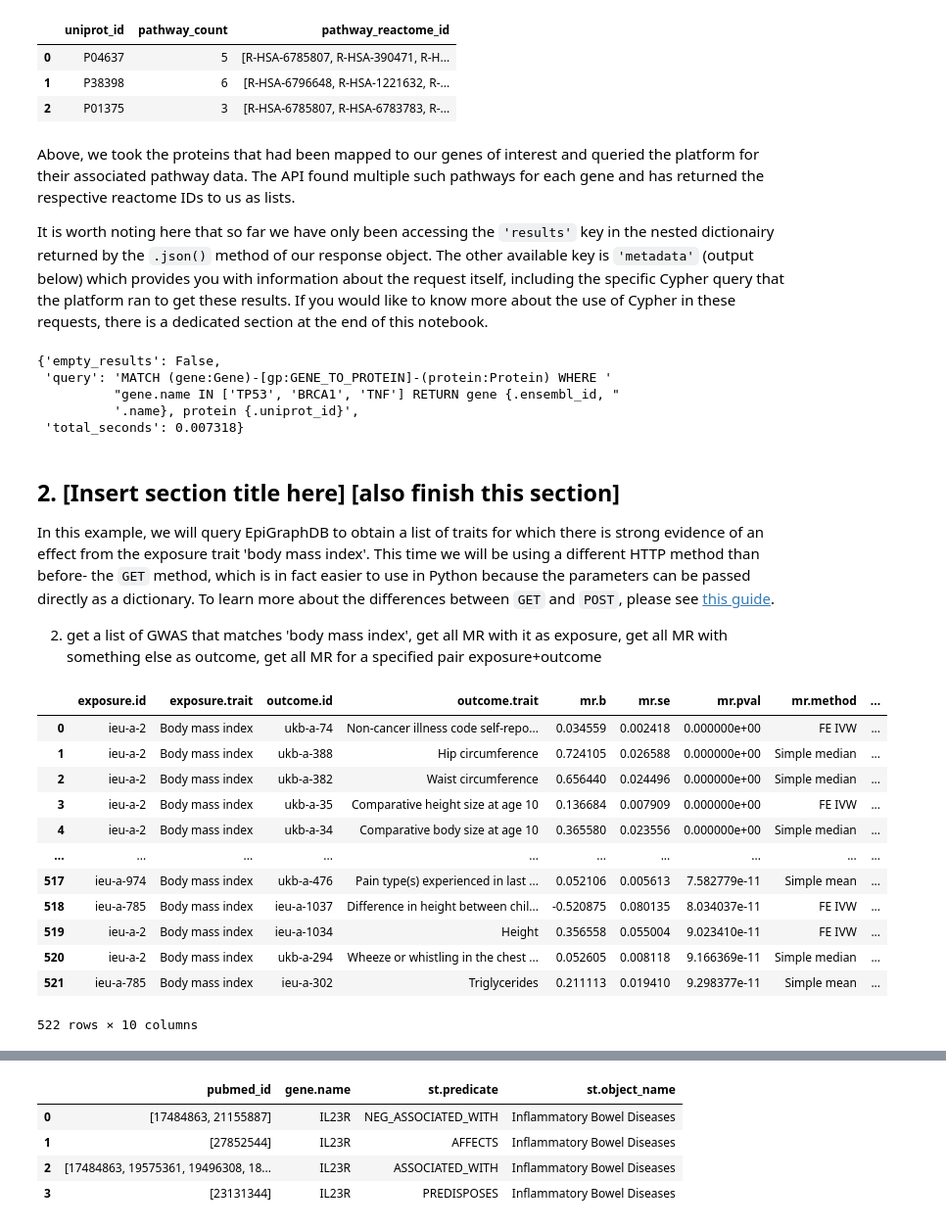
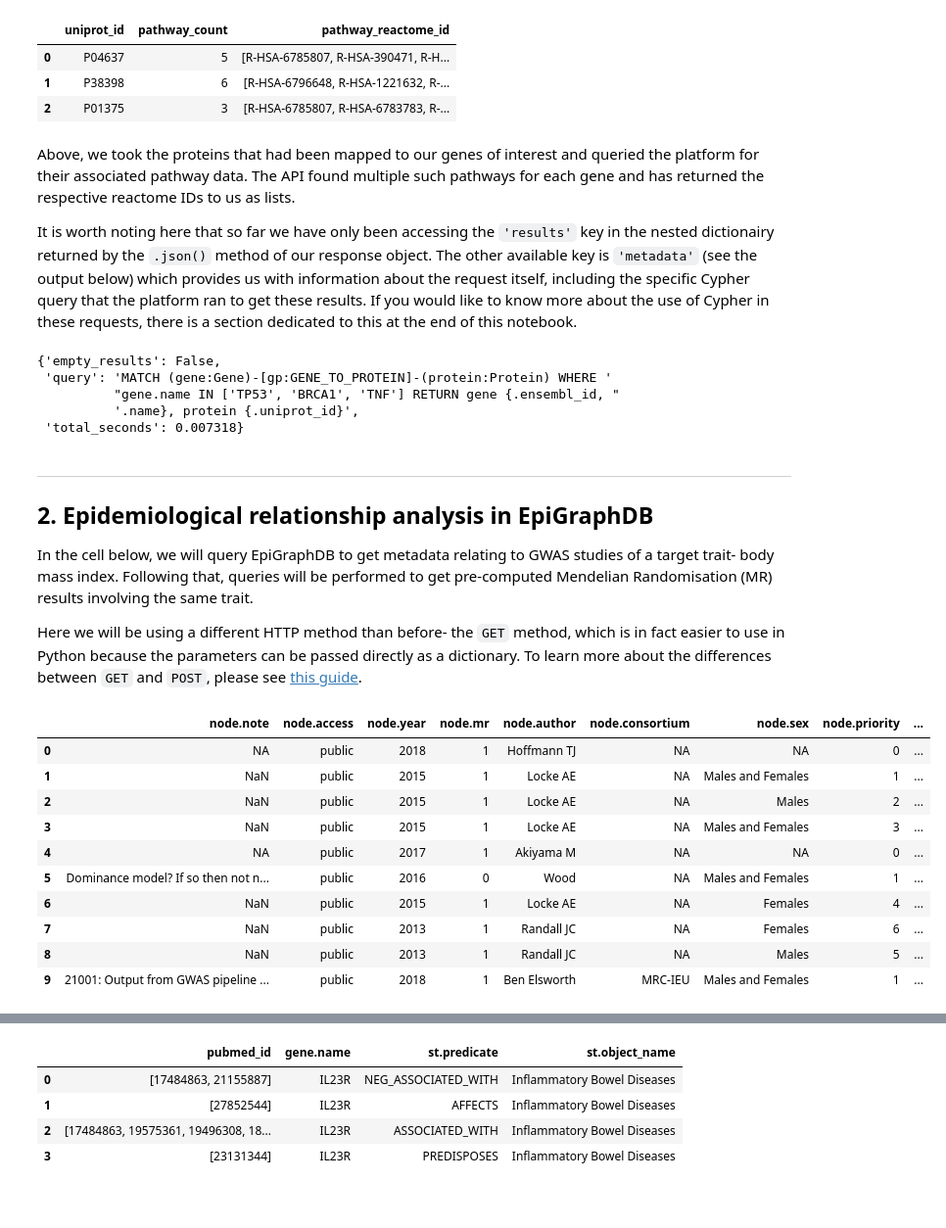
Before and after one commit to MRCIEU/epigraphdb, a Jupyter notebook: general-examples/getting_started_with_epigraph.ipynb, the cells around one changed output, grey strips where cells are left out. Shown at 98% size. Cells and saved outputs as stored; diff of their text form; code cells hidden in the pictures; blank space fills up the shorter version.

Commit message:
Notebook draft finished

```diff
--- a/general-examples/getting_started_with_epigraph.ipynb
+++ b/general-examples/getting_started_with_epigraph.ipynb
@@ -85,7 +88,7 @@ protein_pathway_df
 Above, we took the proteins that had been mapped to our genes of interest and queried the platform for their associated pathway data. The API found multiple such pathways for each gene and has returned the respective reactome IDs to us as lists.
 
 
-It is worth noting here that so far we have only been accessing the `'results'` key in the nested dictionairy returned by the `.json()` method of our response object. The other available key is `'metadata'` (output below) which provides you with information about the request itself, including the specific Cypher query that the platform ran to get these results. If you would like to know more about the use of Cypher in these requests, there is a dedicated section at the end of this notebook.
+It is worth noting here that so far we have only been accessing the `'results'` key in the nested dictionairy returned by the `.json()` method of our response object. The other available key is `'metadata'` (see the output below) which provides us with information about the request itself, including the specific Cypher query that the platform ran to get these results. If you would like to know more about the use of Cypher in these requests, there is a section dedicated to this at the end of this notebook.
 # %%
 from pprint import pprint
 metadata = response_object.json()['metadata']
@@ -98,8 +101,9 @@ pprint(metadata)
           '.name}, protein {.uniprot_id}',
  'total_seconds': 0.007318}
 # %% [markdown]
-## 2. [Insert section title here] [also finish this section]
+***
+## 2. Epidemiological relationship analysis in EpiGraphDB
 
-In this example, we will query EpiGraphDB to obtain a list of traits for which there is strong evidence of an effect from the exposure trait 'body mass index'. This time we will be using a different HTTP method than before- the `GET` method, which is in fact easier to use in Python because the parameters can be passed directly as a dictionary. To learn more about the differences between `GET` and `POST`, please see [this guide](https://www.w3schools.com/tags/ref_httpmethods.asp).
+In the cell below, we will query EpiGraphDB to get metadata relating to GWAS studies of a target trait- body mass index. Following that, queries will be performed to get pre-computed Mendelian Randomisation (MR) results involving the same trait.
 
-2) get a list of GWAS that matches 'body mass index', get all MR  with it as exposure, get all MR with something else as outcome, get all MR for a specified pair exposure+outcome
+Here we will be using a different HTTP method than before- the `GET` method, which is in fact easier to use in Python because the parameters can be passed directly as a dictionary. To learn more about the differences between `GET` and `POST`, please see [this guide](https://www.w3schools.com/tags/ref_httpmethods.asp).
@@ -108,34 +110,32 @@ In this example, we will query EpiGraphDB to obtain a list of traits for which t
 # %%
-# 2.2 MR stuff on BMI?
+# 2.1 Getting GWAS studies from EpiGraphDB
 
 # Create a dictionary for the parameters to be passed
-params = {'exposure_trait': 'Body mass index',
-          'outcome_trait': None,
-          'pval_threshold': 1e-10}
+params = {
+    'name':'Body mass index'
+}
 
 # Send the request
-endpoint = '/mr'
+endpoint = '/meta/nodes/Gwas/search'
 response_object = requests.get(API_URL + endpoint, params=params)
 
 # Check for a successful respone
 response_object.raise_for_status()
 
 # Store the results of the query and display
 result = response_object.json()['results']
-BMI_MR_df = pd.json_normalize(result)
+gwas_df = pd.json_normalize(result)
 
-BMI_MR_df
+gwas_df
 # %% [output]
-|  | exposure.id | exposure.trait | outcome.id | outcome.trait | mr.b | mr.se | mr.pval | mr.method | ... |
-| 0 | ieu-a-2 | Body mass index | ukb-a-74 | Non-cancer illness code self-repo... | 0.034559 | 0.002418 | 0.000000e+00 | FE IVW | ... |
-| 1 | ieu-a-2 | Body mass index | ukb-a-388 | Hip circumference | 0.724105 | 0.026588 | 0.000000e+00 | Simple median | ... |
-| 2 | ieu-a-2 | Body mass index | ukb-a-382 | Waist circumference | 0.656440 | 0.024496 | 0.000000e+00 | Simple median | ... |
-| 3 | ieu-a-2 | Body mass index | ukb-a-35 | Comparative height size at age 10 | 0.136684 | 0.007909 | 0.000000e+00 | FE IVW | ... |
-| 4 | ieu-a-2 | Body mass index | ukb-a-34 | Comparative body size at age 10 | 0.365580 | 0.023556 | 0.000000e+00 | Simple median | ... |
-| ... | ... | ... | ... | ... | ... | ... | ... | ... | ... |
-| 517 | ieu-a-974 | Body mass index | ukb-a-476 | Pain type(s) experienced in last ... | 0.052106 | 0.005613 | 7.582779e-11 | Simple mean | ... |
-| 518 | ieu-a-785 | Body mass index | ieu-a-1037 | Difference in height between chil... | -0.520875 | 0.080135 | 8.034037e-11 | FE IVW | ... |
-| 519 | ieu-a-2 | Body mass index | ieu-a-1034 | Height | 0.356558 | 0.055004 | 9.023410e-11 | FE IVW | ... |
-| 520 | ieu-a-2 | Body mass index | ukb-a-294 | Wheeze or whistling in the chest ... | 0.052605 | 0.008118 | 9.166369e-11 | Simple median | ... |
-| 521 | ieu-a-785 | Body mass index | ieu-a-302 | Triglycerides | 0.211113 | 0.019410 | 9.298377e-11 | Simple mean | ... |
+|  | node.note | node.access | node.year | node.mr | node.author | node.consortium | node.sex | node.priority | ... |
+| 0 | NA | public | 2018 | 1 | Hoffmann TJ | NA | NA | 0 | ... |
+| 1 | NaN | public | 2015 | 1 | Locke AE | NA | Males and Females | 1 | ... |
+| 2 | NaN | public | 2015 | 1 | Locke AE | NA | Males | 2 | ... |
+| 3 | NaN | public | 2015 | 1 | Locke AE | NA | Males and Females | 3 | ... |
+| 4 | NA | public | 2017 | 1 | Akiyama M | NA | NA | 0 | ... |
+| 5 | Dominance model? If so then not n... | public | 2016 | 0 | Wood | NA | Males and Females | 1 | ... |
+| 6 | NaN | public | 2015 | 1 | Locke AE | NA | Females | 4 | ... |
+| 7 | NaN | public | 2013 | 1 | Randall JC | NA | Females | 6 | ... |
+| 8 | NaN | public | 2013 | 1 | Randall JC | NA | Males | 5 | ... |
+| 9 | 21001: Output from GWAS pipeline ... | public | 2018 | 1 | Ben Elsworth | MRC-IEU | Males and Females | 1 | ... |
-522 rows × 10 columns
```
Also changed, not shown: parts of 12 cells of this notebook.
